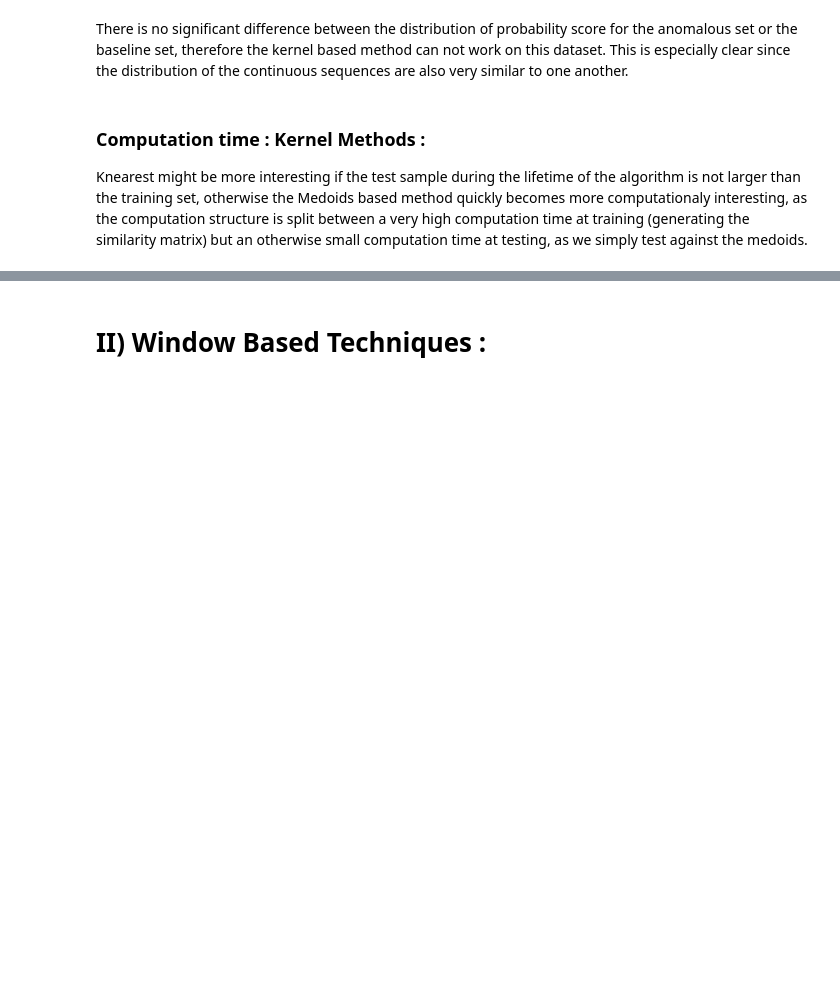
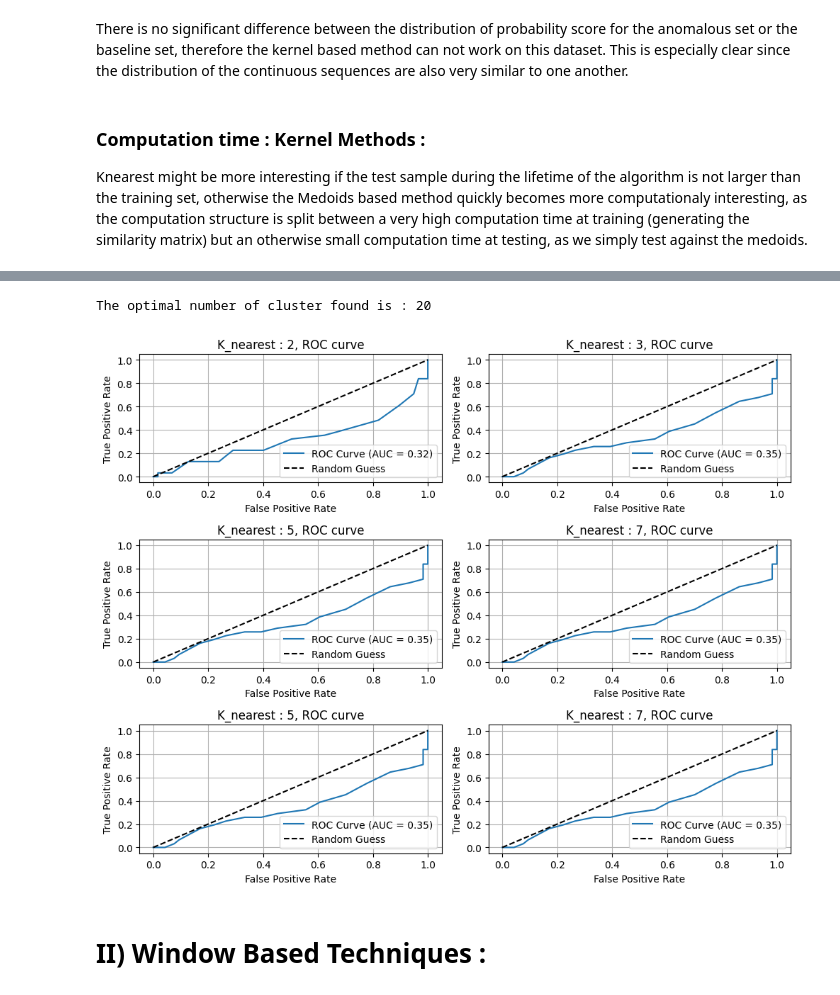
Before and after one commit to midsougou/DAD_library, a Jupyter notebook: dataset_explorer.ipynb, the cells around one changed output, grey strips where cells are left out. Cells and saved outputs as stored; diff of their text form; code cells hidden in the pictures; blank space fills up the shorter version.

```diff
--- a/dataset_explorer.ipynb
+++ b/dataset_explorer.ipynb
@@ -169,3 +269,41 @@ Knearest might be more interesting if the test sample during the lifetime of the
+# %%
+distance_DAD = MedoidsKernel(edit_distance_kernel)
+distance_DAD.train(baseline_train)
+
+train_proba = distance_DAD.predict_proba(baseline_validation)
+test_proba = distance_DAD.predict_proba(anomaly_sample)
+print(f"The optimal number of cluster found is : {len(kmedoids_dad.medoids)}")
+# %% [output]
+The optimal number of cluster found is : 20
+# %%
+distance_DAD.set_new_medoids(3)
+train_proba_3 = distance_DAD.predict_proba(baseline_validation)
+test_proba_3 = distance_DAD.predict_proba(anomaly_sample)
+kmedoids_dad.set_new_medoids(5)
+train_proba_5 = distance_DAD.predict_proba(baseline_validation)
+test_proba_5 = distance_DAD.predict_proba(anomaly_sample)
+kmedoids_dad.set_new_medoids(7)
+train_proba_7 = distance_DAD.predict_proba(baseline_validation)
+test_proba_7 = distance_DAD.predict_proba(anomaly_sample)
+kmedoids_dad.set_new_medoids(10)
+train_proba_10 = distance_DAD.predict_proba(baseline_validation)
+test_proba_10 = distance_DAD.predict_proba(anomaly_sample)
+kmedoids_dad.set_new_medoids(20)
+train_proba_20 = distance_DAD.predict_proba(baseline_validation)
+test_proba_20 = distance_DAD.predict_proba(anomaly_sample)
+# %%
+fig, ((ax1, ax2), (ax3, ax4), (ax5, ax6)) = plt.subplots(3, 2)
+fig.set_figwidth(10)
+fig.set_figheight(8)
+plot_AUC_score(train_proba, test_proba, ax1, 2)
+plot_AUC_score(train_proba_3, test_proba_3, ax2, 3)
+plot_AUC_score(train_proba_5, test_proba_5, ax3, 5)
+plot_AUC_score(train_proba_7, test_proba_7, ax4, 7)
+plot_AUC_score(train_proba_10, test_proba_10, ax5, 5)
+plot_AUC_score(train_proba_20, test_proba_20, ax6, 7)
+fig.tight_layout()
+# %% [output]
+[figure, added]
 # %% [markdown]
 # II) Window Based Techniques :
 # %%
```
Also changed, not shown: parts of 21 cells of this notebook, 12 other files.
